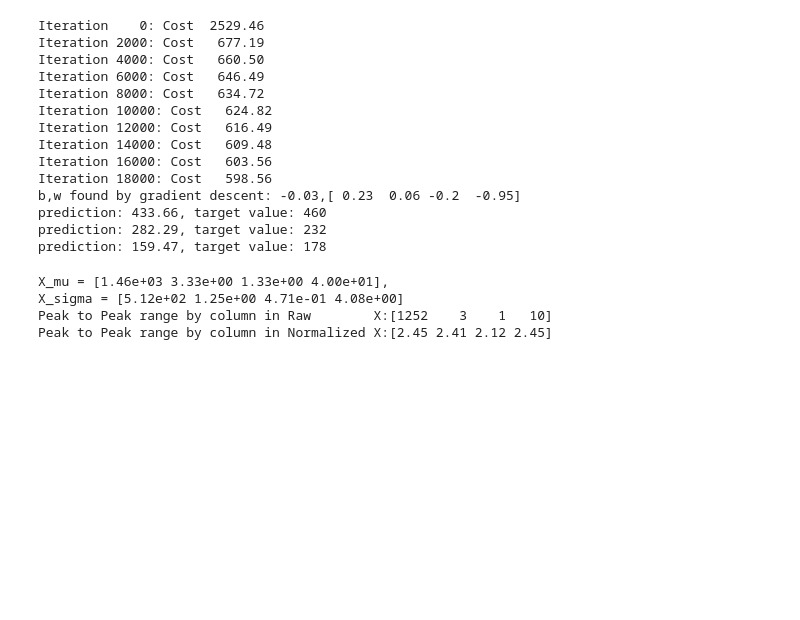
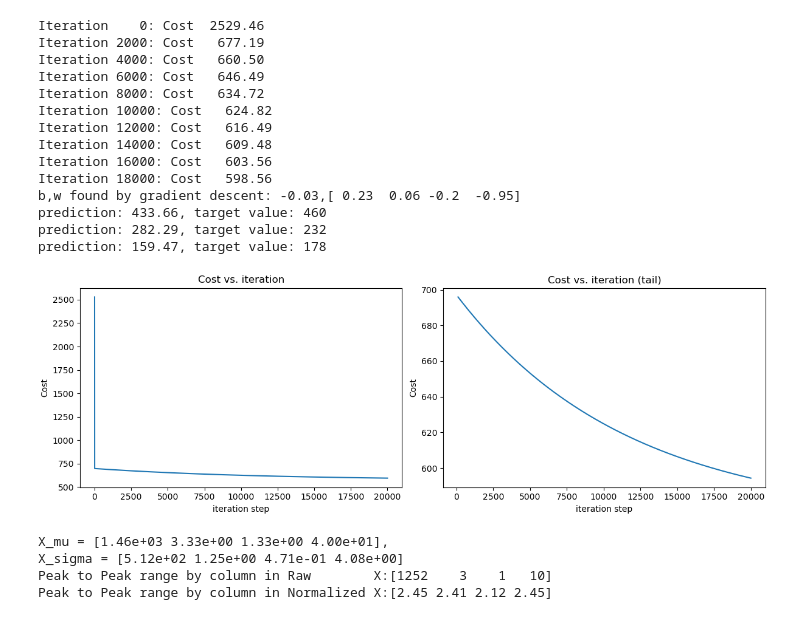
Before and after one commit to yayacodes/Predictigo, a Jupyter notebook: Predictigo.ipynb, the cells around one changed output. Cells and saved outputs as stored; diff of their text form; code cells hidden in the pictures; blank space fills up the shorter version.

```diff
--- a/Predictigo.ipynb
+++ b/Predictigo.ipynb
@@ -168,14 +171,16 @@ prediction: 433.66, target value: 460
 prediction: 282.29, target value: 232
 prediction: 159.47, target value: 178
 # %%
-# # plot cost versus iteration
-# fig, (ax1, ax2) = plt.subplots(1, 2, constrained_layout=True, figsize=(12, 4))
-# ax1.plot(J_hist)
-# ax2.plot(100 + np.arange(len(J_hist[100:])), J_hist[100:])
-# ax1.set_title("Cost vs. iteration");  ax2.set_title("Cost vs. iteration (tail)")
-# ax1.set_ylabel('Cost')             ;  ax2.set_ylabel('Cost')
-# ax1.set_xlabel('iteration step')   ;  ax2.set_xlabel('iteration step')
-# plt.show()
+# plot cost versus iteration
+fig, (ax1, ax2) = plt.subplots(1, 2, constrained_layout=True, figsize=(12, 4))
+ax1.plot(J_hist)
+ax2.plot(100 + np.arange(len(J_hist[100:])), J_hist[100:])
+ax1.set_title("Cost vs. iteration");  ax2.set_title("Cost vs. iteration (tail)")
+ax1.set_ylabel('Cost')             ;  ax2.set_ylabel('Cost')
+ax1.set_xlabel('iteration step')   ;  ax2.set_xlabel('iteration step')
+plt.show()
+# %% [output]
+[figure, added]
 # %%
 def zscore_normalize_features(X):
     """
```
Also changed, not shown: parts of 1 cell of this notebook.
